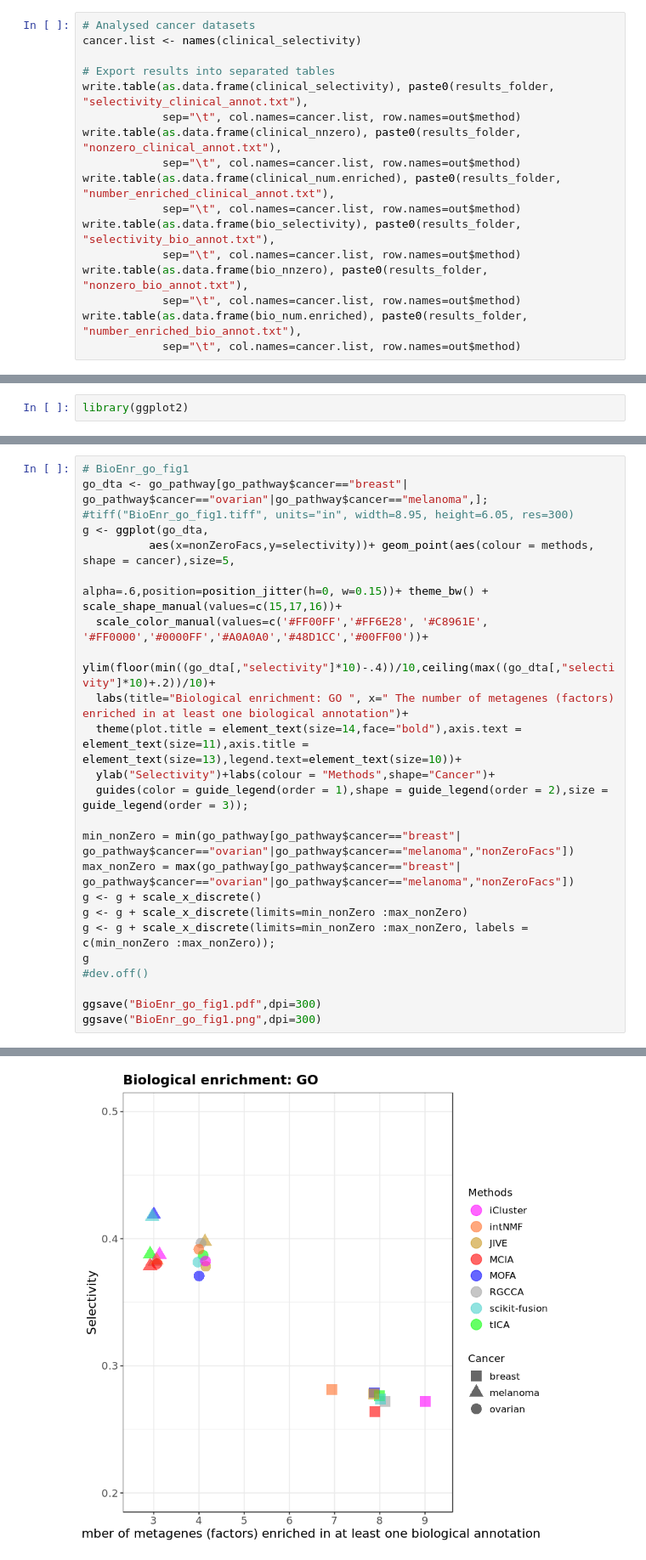
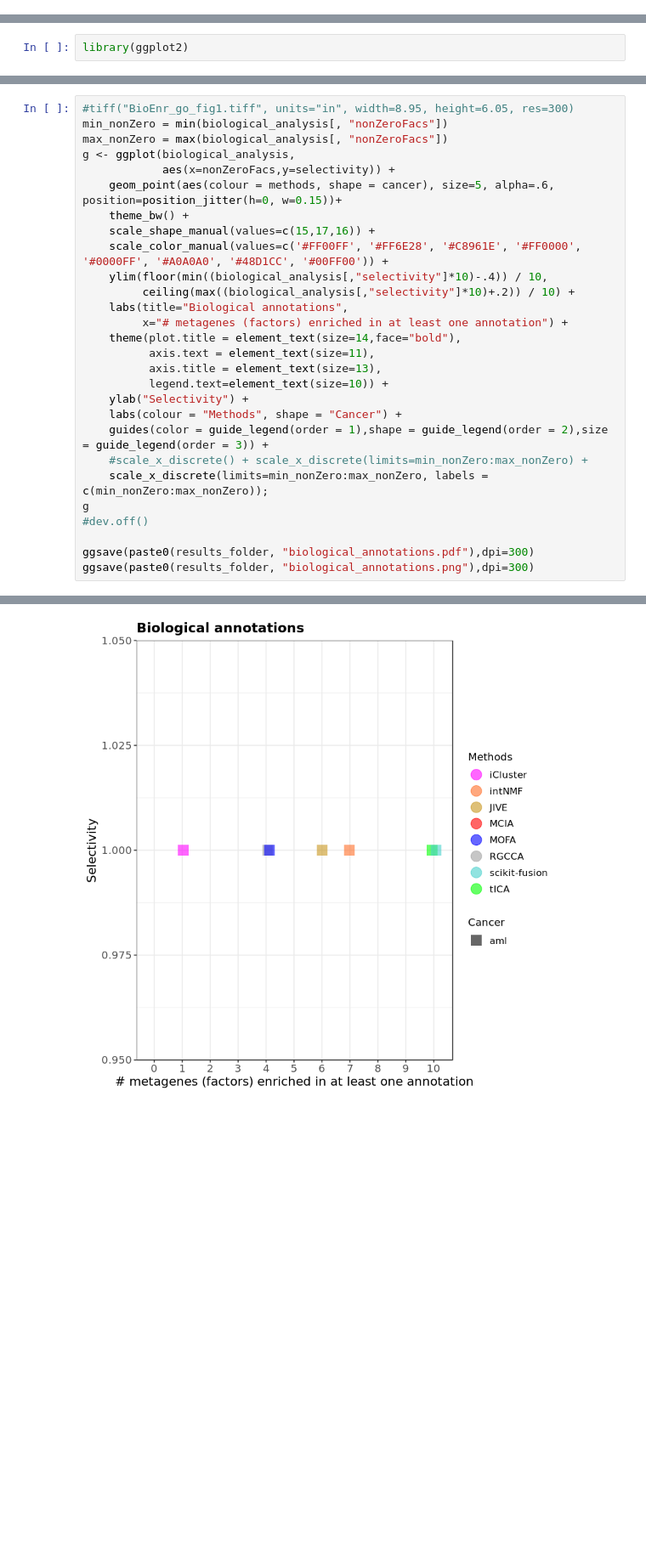
Before and after one commit to cantinilab/momix-notebook, a Jupyter notebook: scripts/Comparison in cancer .ipynb, the cells around one changed output, grey strips where cells are left out. Shown: that part at 85% size. Cells and saved outputs as stored; diff of their text form; blank space fills up the shorter version.

Commit message:
Limit to two figures to display enrichment annotations.

```diff
--- a/scripts/Comparison in cancer .ipynb
+++ b/scripts/Comparison in cancer .ipynb
@@ -389,17 +386,0 @@ n.7           1     10           10
-# %%
-# Analysed cancer datasets
-cancer.list <- names(clinical_selectivity)
-
-# Export results into separated tables
-write.table(as.data.frame(clinical_selectivity), paste0(results_folder, "selectivity_clinical_annot.txt"),
-            sep="\t", col.names=cancer.list, row.names=out$method)
-write.table(as.data.frame(clinical_nnzero), paste0(results_folder, "nonzero_clinical_annot.txt"),
-            sep="\t", col.names=cancer.list, row.names=out$method)
-write.table(as.data.frame(clinical_num.enriched), paste0(results_folder, "number_enriched_clinical_annot.txt"),
-            sep="\t", col.names=cancer.list, row.names=out$method)
-write.table(as.data.frame(bio_selectivity), paste0(results_folder, "selectivity_bio_annot.txt"),
-            sep="\t", col.names=cancer.list, row.names=out$method)
-write.table(as.data.frame(bio_nnzero), paste0(results_folder, "nonzero_bio_annot.txt"),
-            sep="\t", col.names=cancer.list, row.names=out$method)
-write.table(as.data.frame(bio_num.enriched), paste0(results_folder, "number_enriched_bio_annot.txt"),
-            sep="\t", col.names=cancer.list, row.names=out$method)
@@ -416,25 +398,29 @@ go_pathway <- readRDS("../drive_docs/GO_pathways.rds")
 # %%
-# BioEnr_go_fig1
-go_dta <- go_pathway[go_pathway$cancer=="breast"| go_pathway$cancer=="ovarian"|go_pathway$cancer=="melanoma",];
 #tiff("BioEnr_go_fig1.tiff", units="in", width=8.95, height=6.05, res=300)
-g <- ggplot(go_dta,
-          aes(x=nonZeroFacs,y=selectivity))+ geom_point(aes(colour = methods, shape = cancer),size=5,
-                                                        alpha=.6,position=position_jitter(h=0, w=0.15))+ theme_bw() + scale_shape_manual(values=c(15,17,16))+
-  scale_color_manual(values=c('#FF00FF','#FF6E28', '#C8961E', '#FF0000','#0000FF','#A0A0A0','#48D1CC','#00FF00'))+
-  ylim(floor(min((go_dta[,"selectivity"]*10)-.4))/10,ceiling(max((go_dta[,"selectivity"]*10)+.2))/10)+
-  labs(title="Biological enrichment: GO ", x=" The number of metagenes (factors) enriched in at least one biological annotation")+
-  theme(plot.title = element_text(size=14,face="bold"),axis.text = element_text(size=11),axis.title = element_text(size=13),legend.text=element_text(size=10))+
-  ylab("Selectivity")+labs(colour = "Methods",shape="Cancer")+
-  guides(color = guide_legend(order = 1),shape = guide_legend(order = 2),size = guide_legend(order = 3));
-
-min_nonZero = min(go_pathway[go_pathway$cancer=="breast"| go_pathway$cancer=="ovarian"|go_pathway$cancer=="melanoma","nonZeroFacs"])
-max_nonZero = max(go_pathway[go_pathway$cancer=="breast"| go_pathway$cancer=="ovarian"|go_pathway$cancer=="melanoma","nonZeroFacs"])
-g <- g + scale_x_discrete()
-g <- g + scale_x_discrete(limits=min_nonZero :max_nonZero)
-g <- g + scale_x_discrete(limits=min_nonZero :max_nonZero, labels = c(min_nonZero :max_nonZero));
+min_nonZero = min(biological_analysis[, "nonZeroFacs"])
+max_nonZero = max(biological_analysis[, "nonZeroFacs"])
+g <- ggplot(biological_analysis,
+            aes(x=nonZeroFacs,y=selectivity)) +
+    geom_point(aes(colour = methods, shape = cancer), size=5, alpha=.6, position=position_jitter(h=0, w=0.15))+
+    theme_bw() +
+    scale_shape_manual(values=c(15,17,16)) +
+    scale_color_manual(values=c('#FF00FF', '#FF6E28', '#C8961E', '#FF0000', '#0000FF', '#A0A0A0', '#48D1CC', '#00FF00')) +
+    ylim(floor(min((biological_analysis[,"selectivity"]*10)-.4)) / 10,
+         ceiling(max((biological_analysis[,"selectivity"]*10)+.2)) / 10) +
+    labs(title="Biological annotations",
+         x="# metagenes (factors) enriched in at least one annotation") +
+    theme(plot.title = element_text(size=14,face="bold"),
+          axis.text = element_text(size=11),
+          axis.title = element_text(size=13),
+          legend.text=element_text(size=10)) +
+    ylab("Selectivity") +
+    labs(colour = "Methods", shape = "Cancer") +
+    guides(color = guide_legend(order = 1),shape = guide_legend(order = 2),size = guide_legend(order = 3)) +
+    #scale_x_discrete() + scale_x_discrete(limits=min_nonZero:max_nonZero) +
+    scale_x_discrete(limits=min_nonZero:max_nonZero, labels = c(min_nonZero:max_nonZero));
 g
 #dev.off()
 
-ggsave("BioEnr_go_fig1.pdf",dpi=300)
-ggsave("BioEnr_go_fig1.png",dpi=300)
+ggsave(paste0(results_folder, "biological_annotations.pdf"),dpi=300)
+ggsave(paste0(results_folder, "biological_annotations.png"),dpi=300)
 # %% [output]
@@ -447 +433 @@ Saving 6.67 x 6.67 in image
-[figure, old version]
+[figure, new version]
```
Also changed, not shown: parts of 50 cells of this notebook.
